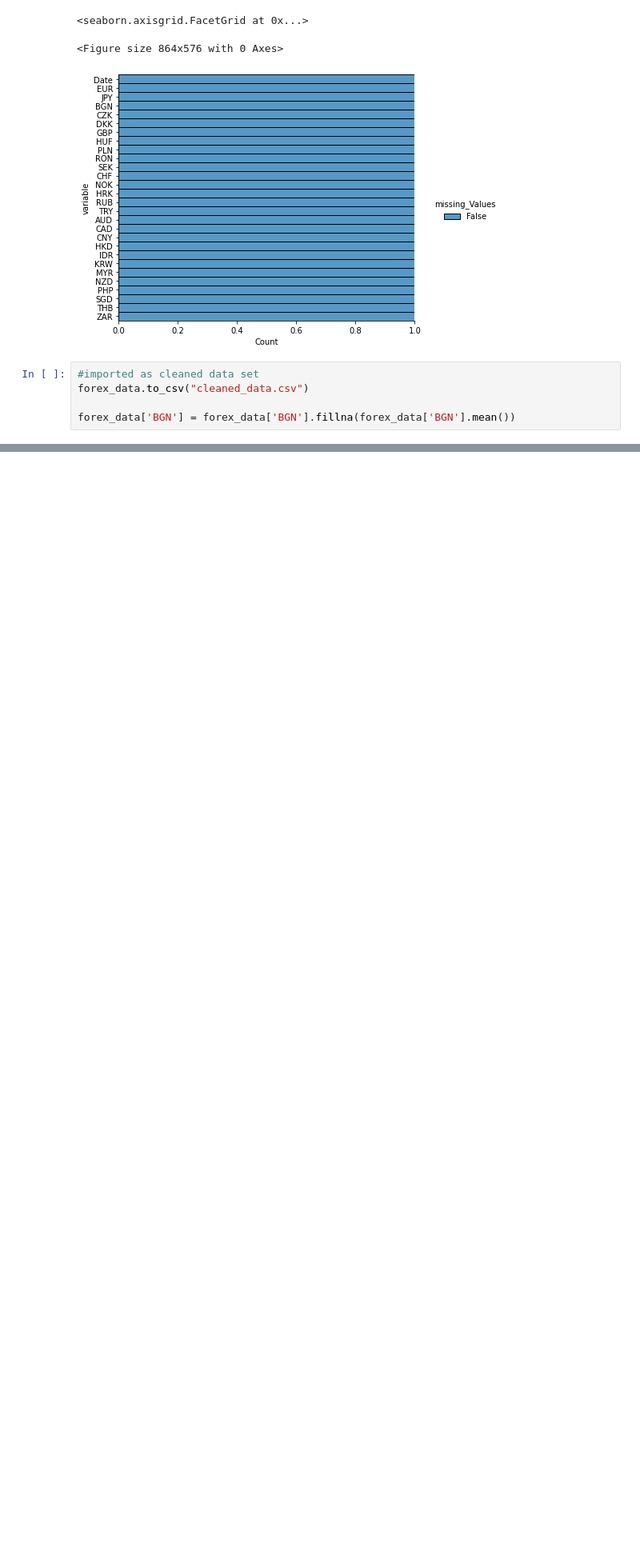
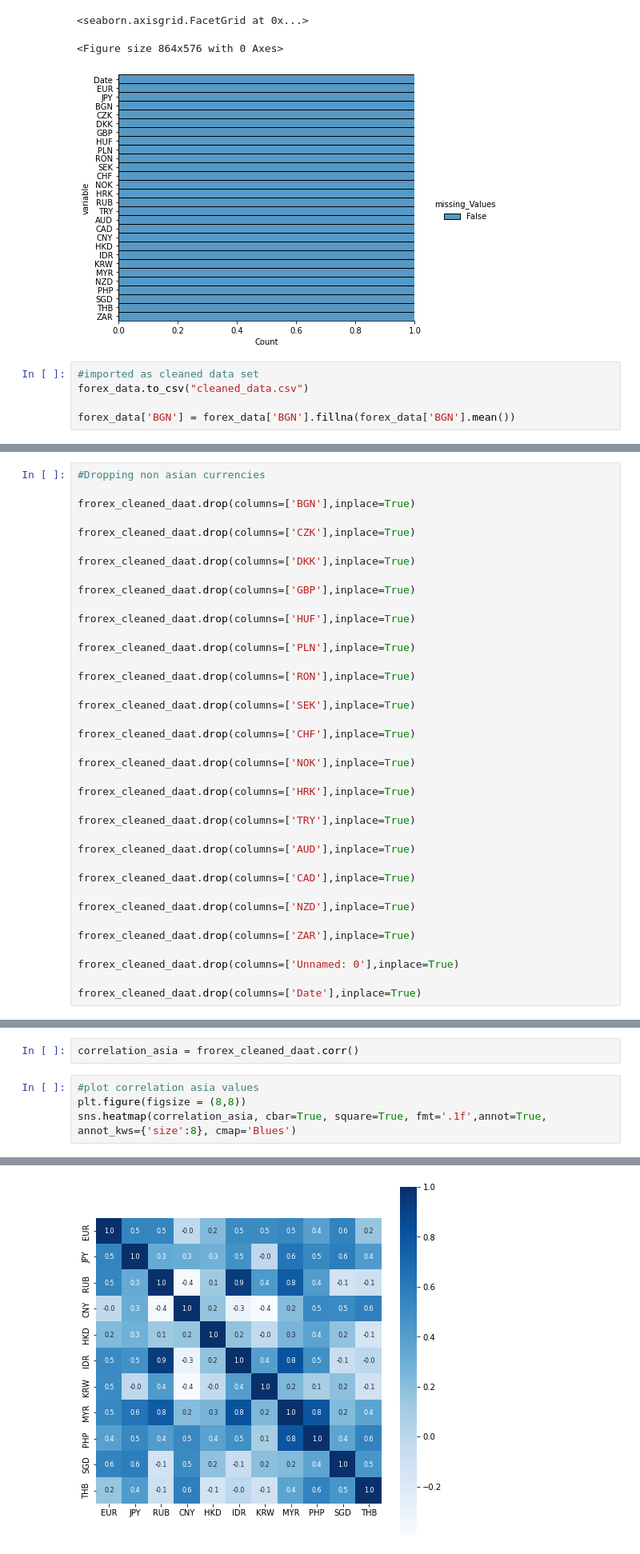
Before and after one commit to TharinduBalasooriya/ML_Assignment2_IT19122656_IT18408584_IT19193632_IT19170008, a Jupyter notebook: EURO_FOREX_RATE_PREDICTION.ipynb, the cells around one changed output, grey strips where cells are left out. Shown: that part at 80% size. Drawn from its saved outputs; the diff is of its cells as text; blank space fills up the shorter version.

Commit message:
IT19122656_Drop non asian currencies and correlation asian currencies

```diff
--- a/EURO_FOREX_RATE_PREDICTION.ipynb
+++ b/EURO_FOREX_RATE_PREDICTION.ipynb
@@ -255,0 +265,38 @@ frorex_cleaned_daat = pd.read_csv('/content/cleaned_data.csv')
+# %%
+#Dropping non asian currencies
+
+frorex_cleaned_daat.drop(columns=['BGN'],inplace=True)
+
+frorex_cleaned_daat.drop(columns=['CZK'],inplace=True)
+
+frorex_cleaned_daat.drop(columns=['DKK'],inplace=True)
+
+frorex_cleaned_daat.drop(columns=['GBP'],inplace=True)
+
+frorex_cleaned_daat.drop(columns=['HUF'],inplace=True)
+
+frorex_cleaned_daat.drop(columns=['PLN'],inplace=True)
+
+frorex_cleaned_daat.drop(columns=['RON'],inplace=True)
+
+frorex_cleaned_daat.drop(columns=['SEK'],inplace=True)
+
+frorex_cleaned_daat.drop(columns=['CHF'],inplace=True)
+
+frorex_cleaned_daat.drop(columns=['NOK'],inplace=True)
+
+frorex_cleaned_daat.drop(columns=['HRK'],inplace=True)
+
+frorex_cleaned_daat.drop(columns=['TRY'],inplace=True)
+
+frorex_cleaned_daat.drop(columns=['AUD'],inplace=True)
+
+frorex_cleaned_daat.drop(columns=['CAD'],inplace=True)
+
+frorex_cleaned_daat.drop(columns=['NZD'],inplace=True)
+
+frorex_cleaned_daat.drop(columns=['ZAR'],inplace=True)
+
+frorex_cleaned_daat.drop(columns=['Unnamed: 0'],inplace=True)
+
+frorex_cleaned_daat.drop(columns=['Date'],inplace=True)
@@ -255,0 +312,7 @@ frorex_cleaned_daat = pd.read_csv('/content/cleaned_data.csv')
+# %%
+correlation_asia = frorex_cleaned_daat.corr()
+# %%
+#plot correlation asia values
+plt.figure(figsize = (8,8))
+sns.heatmap(correlation_asia, cbar=True, square=True, fmt='.1f',annot=True, annot_kws={'size':8}, cmap='Blues')
+# %% [output]
@@ -255,0 +320 @@ frorex_cleaned_daat = pd.read_csv('/content/cleaned_data.csv')
+[figure, added]
```
Also changed, not shown: parts of 3 cells of this notebook.
